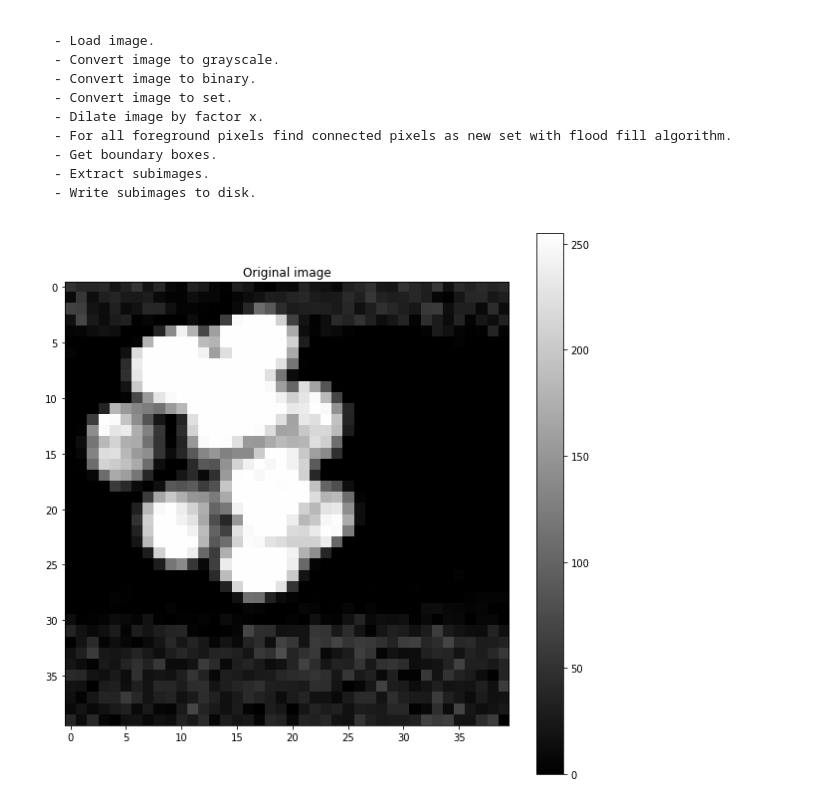
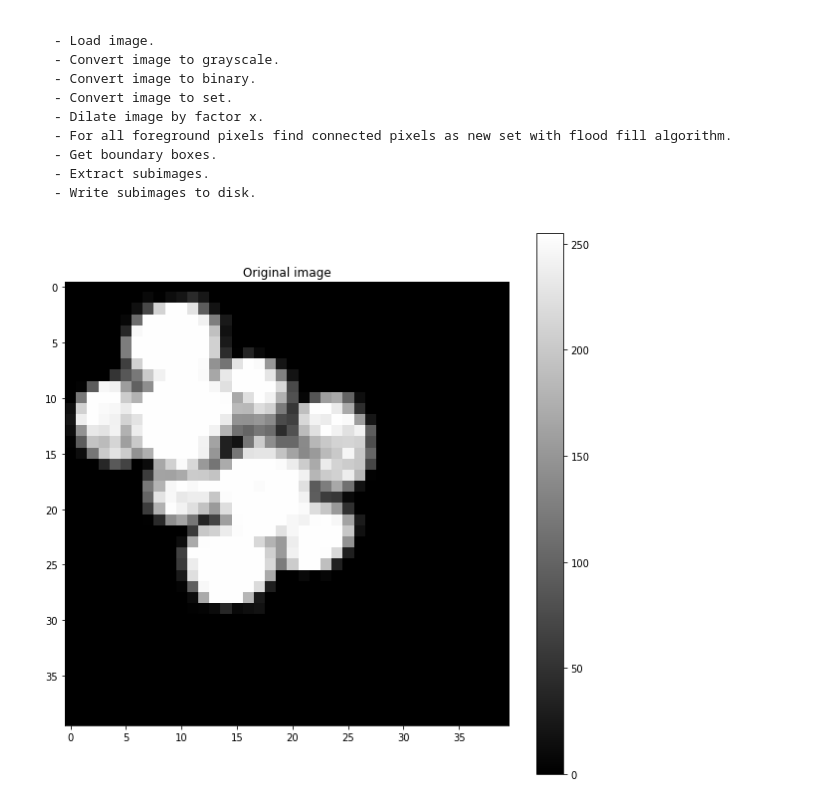
Before and after one commit to Clapfire/oip_image_processing_assignment_1, a Jupyter notebook: src/bead_count.ipynb, the cells around one changed output. Cells and saved outputs as stored; diff of their text form; code cells hidden in the pictures.

```diff
--- a/src/bead_count.ipynb
+++ b/src/bead_count.ipynb
@@ -29,9 +30,12 @@ from skimage.draw import circle_perimeter
 from skimage.util import img_as_ubyte
 
 import modules.oiplib as oiplib
+# %%
+# Load all clusters.
+clusters = oiplib.loadImages("../images/clusters")
 # %%
-# Load picture.
-grayImg = oiplib.rgb2GrayLuminosity(oiplib.loadImage('../images/clusters/cluster005.png'))
+# Show picture.
+grayImg = clusters[8]
 oiplib.showImage(grayImg, "Original image", figsize=(10, 10), cmap="gray");
 # %% [output]
-[figure, old version]
+[figure, new version]
```
Also changed, not shown: parts of 3 cells of this notebook, 2 other files.
